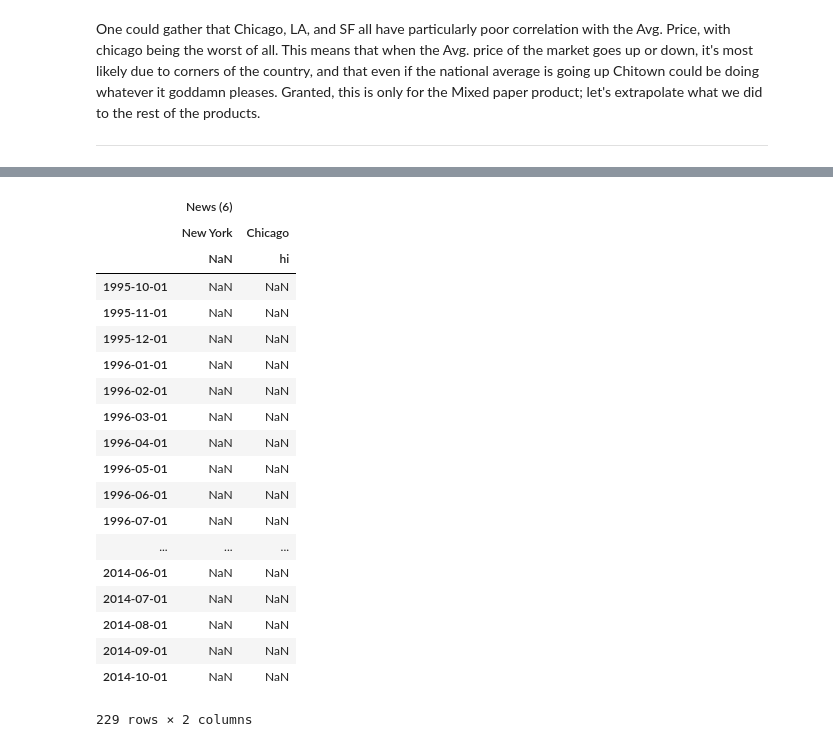
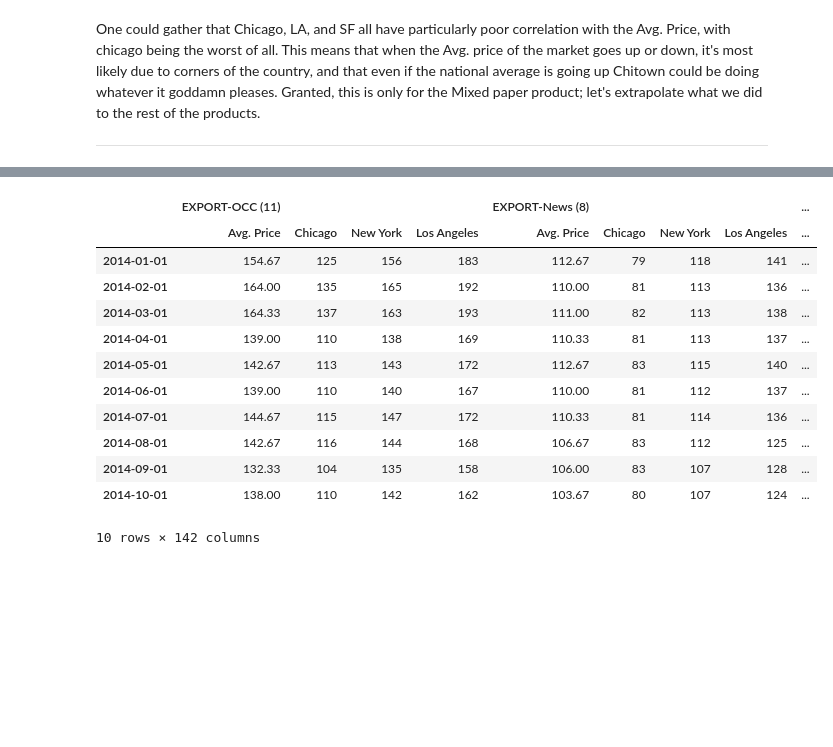
Before and after one commit to baronvonbadguy/cycle, a Jupyter notebook: Analysis.ipynb, the cells around one changed output, grey strips where cells are left out. Drawn from its saved outputs; the diff is of its cells as text; code cells hidden in the pictures; blank space fills up the shorter version.

```diff
--- a/Analysis.ipynb
+++ b/Analysis.ipynb
@@ -229,24 +243,18 @@ for sheet in actuals_sheets:
-# %%
-actuals = pd.concat(db, axis=1, keys=actuals_sheets)
-pd.concat([actuals[('News (6)','New York')], dfc[('News (6)','Chicago','hi')]], axis=1)
-# %% [output]
-|  | News (6) |  |
-|  | New York | Chicago |
-|  | NaN | hi |
-| 1995-10-01 | NaN | NaN |
-| 1995-11-01 | NaN | NaN |
-| 1995-12-01 | NaN | NaN |
-| 1996-01-01 | NaN | NaN |
-| 1996-02-01 | NaN | NaN |
-| 1996-03-01 | NaN | NaN |
-| 1996-04-01 | NaN | NaN |
-| 1996-05-01 | NaN | NaN |
-| 1996-06-01 | NaN | NaN |
-| 1996-07-01 | NaN | NaN |
-| ... | ... | ... |
-| 2014-06-01 | NaN | NaN |
-| 2014-07-01 | NaN | NaN |
-| 2014-08-01 | NaN | NaN |
-| 2014-09-01 | NaN | NaN |
-| 2014-10-01 | NaN | NaN |
-229 rows × 2 columns
+# %%
+rcParams['figure.figsize'] = 15, 5
+actuals = pd.concat(db, axis=1, keys=actuals_sheets)
+actuals[-10:]
+# %% [output]
+|  | EXPORT-OCC (11) |  |  |  | EXPORT-News (8) |  |  |  | ... |
+|  | Avg. Price | Chicago | New York | Los Angeles | Avg. Price | Chicago | New York | Los Angeles | ... |
+| 2014-01-01 | 154.67 | 125 | 156 | 183 | 112.67 | 79 | 118 | 141 | ... |
+| 2014-02-01 | 164.00 | 135 | 165 | 192 | 110.00 | 81 | 113 | 136 | ... |
+| 2014-03-01 | 164.33 | 137 | 163 | 193 | 111.00 | 82 | 113 | 138 | ... |
+| 2014-04-01 | 139.00 | 110 | 138 | 169 | 110.33 | 81 | 113 | 137 | ... |
+| 2014-05-01 | 142.67 | 113 | 143 | 172 | 112.67 | 83 | 115 | 140 | ... |
+| 2014-06-01 | 139.00 | 110 | 140 | 167 | 110.00 | 81 | 112 | 137 | ... |
+| 2014-07-01 | 144.67 | 115 | 147 | 172 | 110.33 | 81 | 114 | 136 | ... |
+| 2014-08-01 | 142.67 | 116 | 144 | 168 | 106.67 | 83 | 112 | 125 | ... |
+| 2014-09-01 | 132.33 | 104 | 135 | 158 | 106.00 | 83 | 107 | 128 | ... |
+| 2014-10-01 | 138.00 | 110 | 142 | 162 | 103.67 | 80 | 107 | 124 | ... |
+10 rows × 142 columns
```
Also changed, not shown: parts of 26 cells of this notebook.
